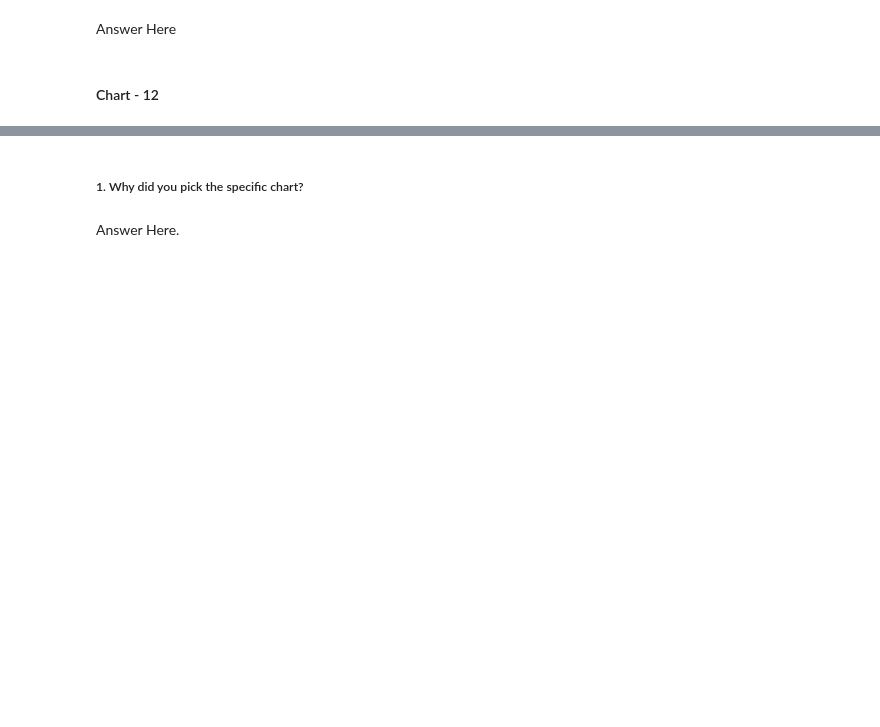
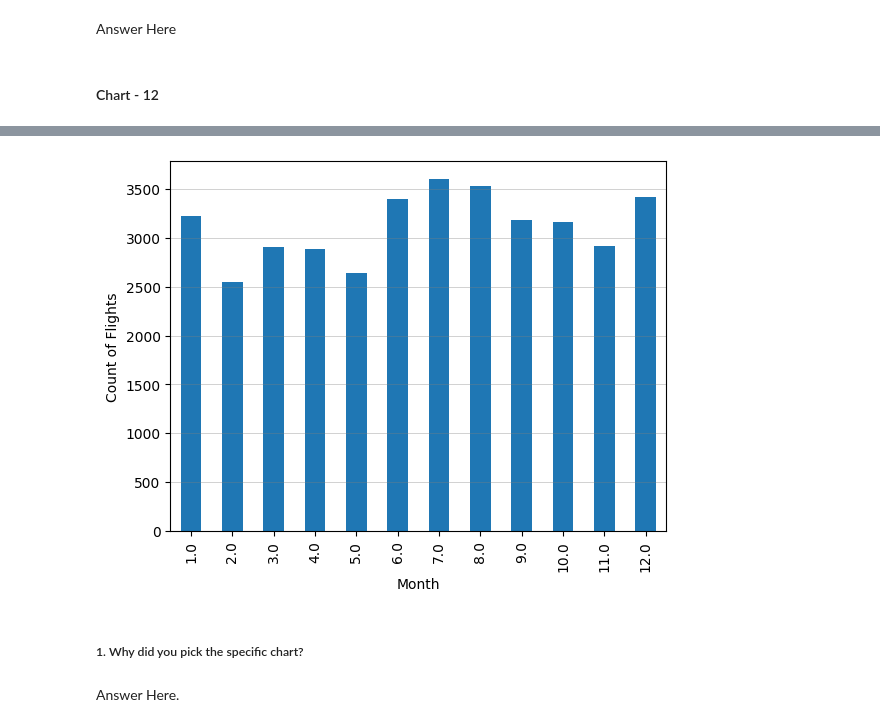
Before and after one commit to vedanttule134/Airline-Passenger-Referral-Prediction, a Jupyter notebook: Airline_Passenger_Referral_Prediction.ipynb, the cells around one changed output, grey strips where cells are left out. Saved outputs shown, nothing was run; the diff lists cells and outputs as text; code cells hidden in the pictures; blank space fills up the shorter version.

```diff
--- a/Airline_Passenger_Referral_Prediction.ipynb
+++ b/Airline_Passenger_Referral_Prediction.ipynb
@@ -566,3 +597,12 @@ data_by_month.plot(kind='bar')
+# %%
+data_by_month = airline_df.groupby('Month')['airline'].count()
+bx = data_by_month.plot(kind='bar')
+bx.grid(axis='y', color='gray', linestyle='-', linewidth=0.5, alpha=0.5, zorder=1)
+bx.set_xlabel('Month')
+bx.set_ylabel('Count of Flights')
+plt.show()
+# %% [output]
+[figure, added]
 # %% [markdown]
 ##### 1. Why did you pick the specific chart?
 # %% [markdown]
```
Also changed, not shown: parts of 67 cells of this notebook.
